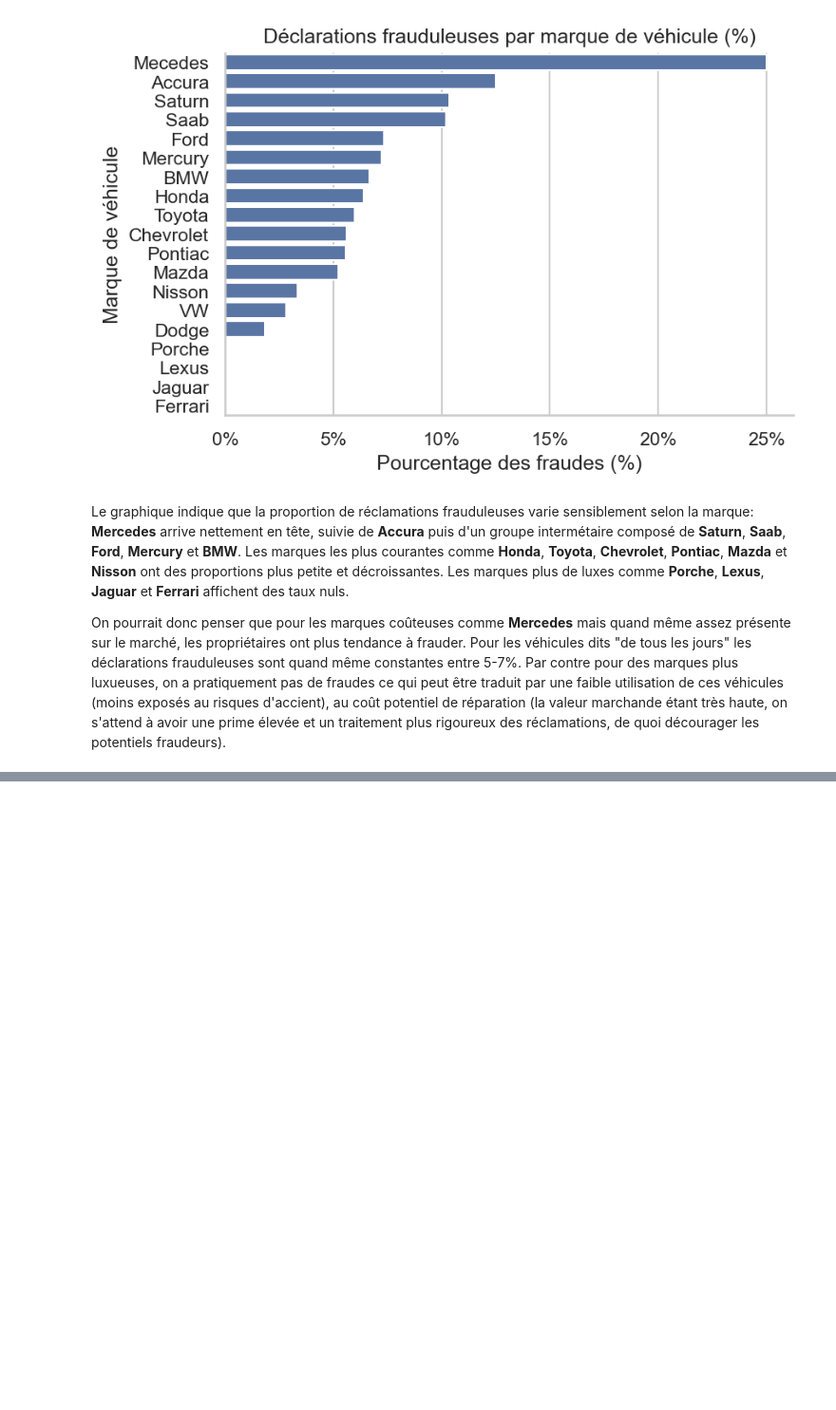
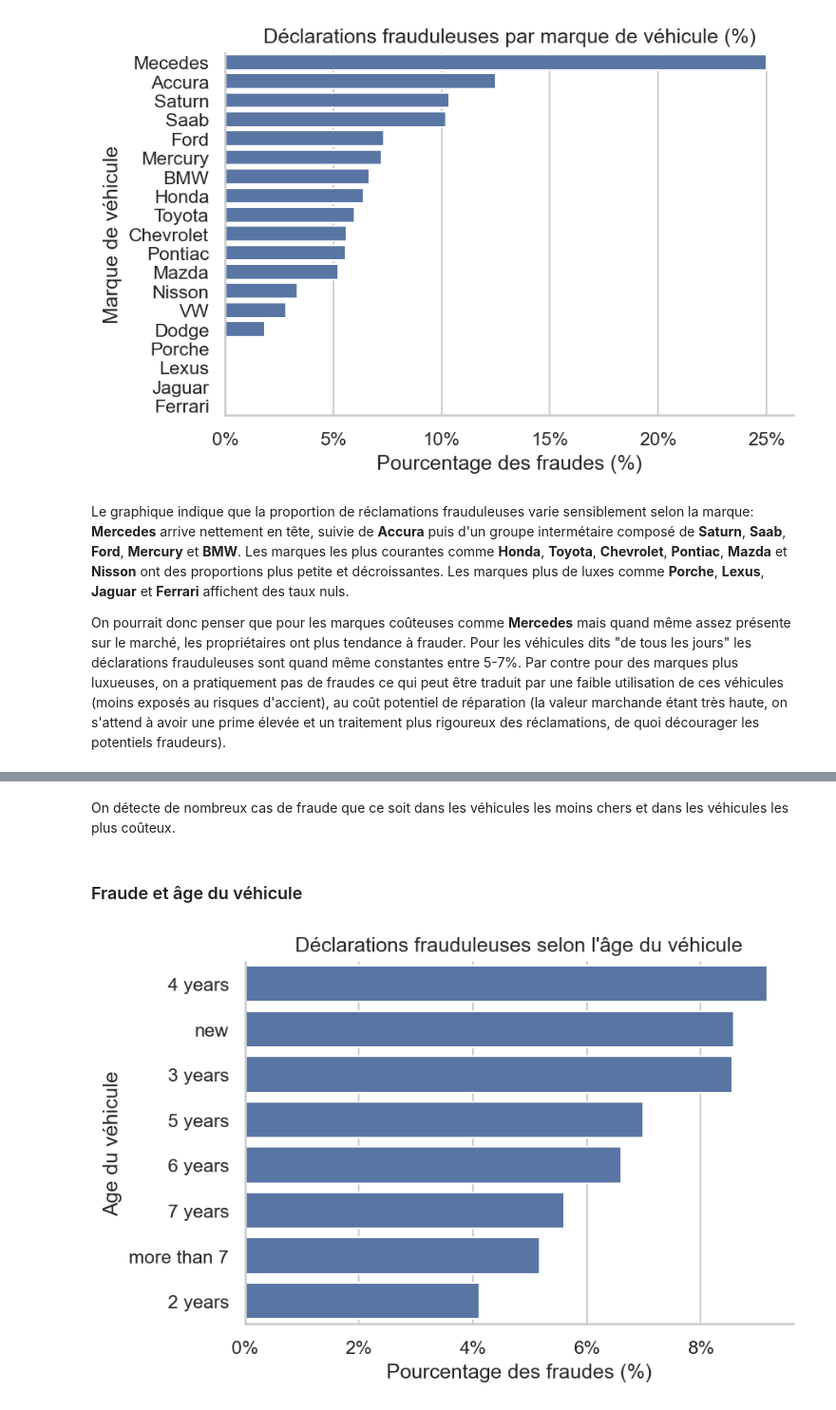
Before and after one commit to wendlassidakab/vehicle_insurance_fraud_detection, a Jupyter notebook: fraud_detection.ipynb, the cells around one changed output, grey strips where cells are left out. Shown at 95% size. Cells and saved outputs as stored; diff of their text form; code cells hidden in the pictures; blank space fills up the shorter version.

```diff
--- a/fraud_detection.ipynb
+++ b/fraud_detection.ipynb
@@ -337,0 +364,28 @@ On pourrait donc penser que pour les marques coûteuses comme **Mercedes** mais
+# %% [markdown]
+On détecte de nombreux cas de fraude que ce soit dans les véhicules les moins chers et dans les véhicules les plus coûteux.
+# %% [markdown]
+### Fraude et âge du véhicule
+# %%
+# Distribution des âges de véhicules
+df_count_av = df_1["AgeOfVehicle"].value_counts().sort_index()
+df_count_fraud_av = df_fraud["AgeOfVehicle"].value_counts().sort_index()
+
+# Pourcentage de fraude
+df_percentage_fraud_av = pd.DataFrame(round((df_count_fraud_av / df_count_av) * 100, 2)).fillna(0).reset_index()
+df_percentage_fraud_av.columns = ["AgeOfVehicle", "Fraud %"]
+df_percentage_fraud_av = df_percentage_fraud_av.sort_values(by=["Fraud %"], ascending=False)
+
+# Barplot
+plt.figure(figsize=(6, 4), dpi=150)
+ax = sns.barplot(data=df_percentage_fraud_av, x="Fraud %", y="AgeOfVehicle")
+
+ax.xaxis.set_major_formatter(PercentFormatter(xmax=100, decimals=0))
+ax.set_xlabel("Pourcentage des fraudes (%)")
+ax.set_ylabel("Age du véhicule")
+ax.set_title("Déclarations frauduleuses selon l'âge du véhicule")
+
+sns.despine()
+plt.tight_layout()
+plt.show()
+# %% [output]
+[figure, added]
```
Also changed, not shown: parts of 31 cells of this notebook.
